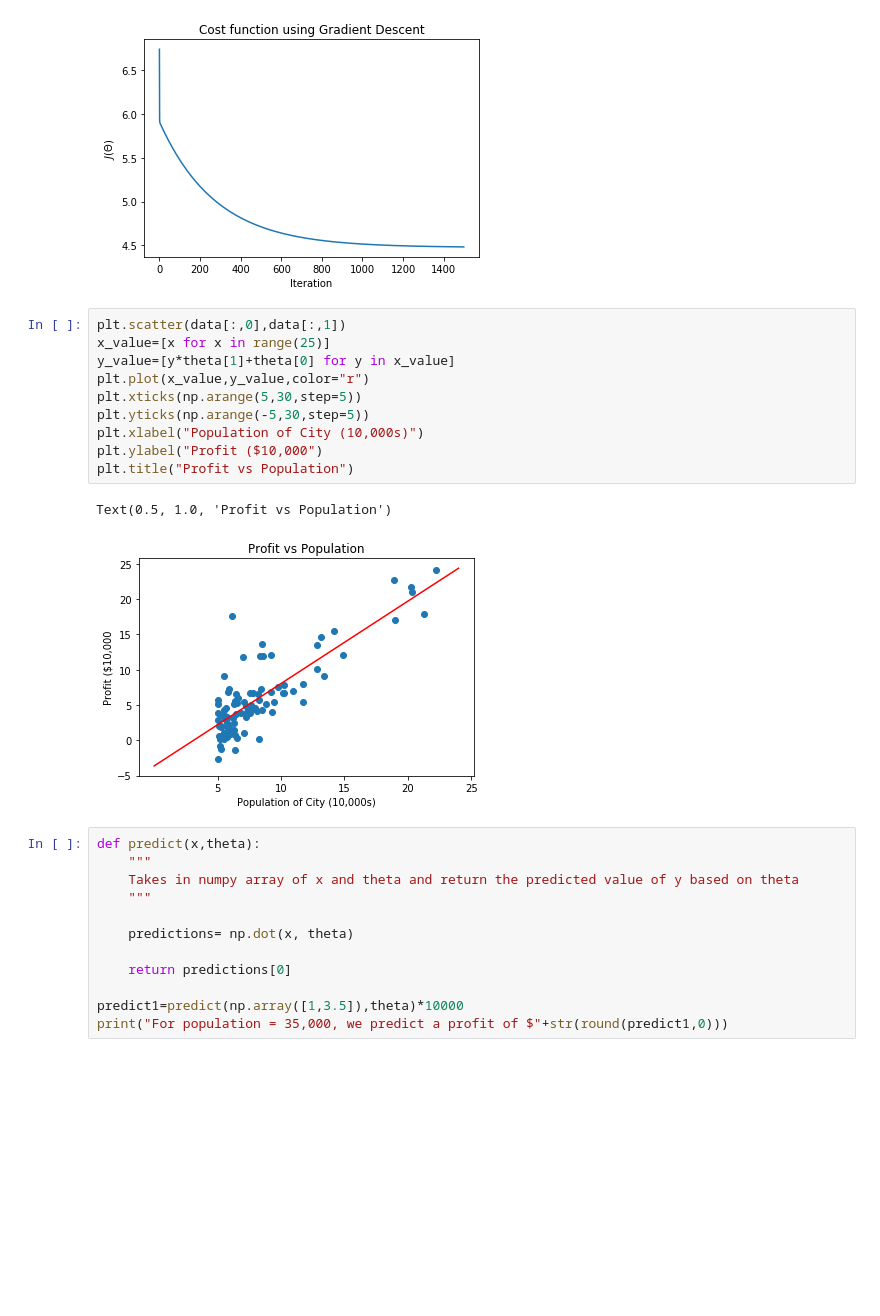
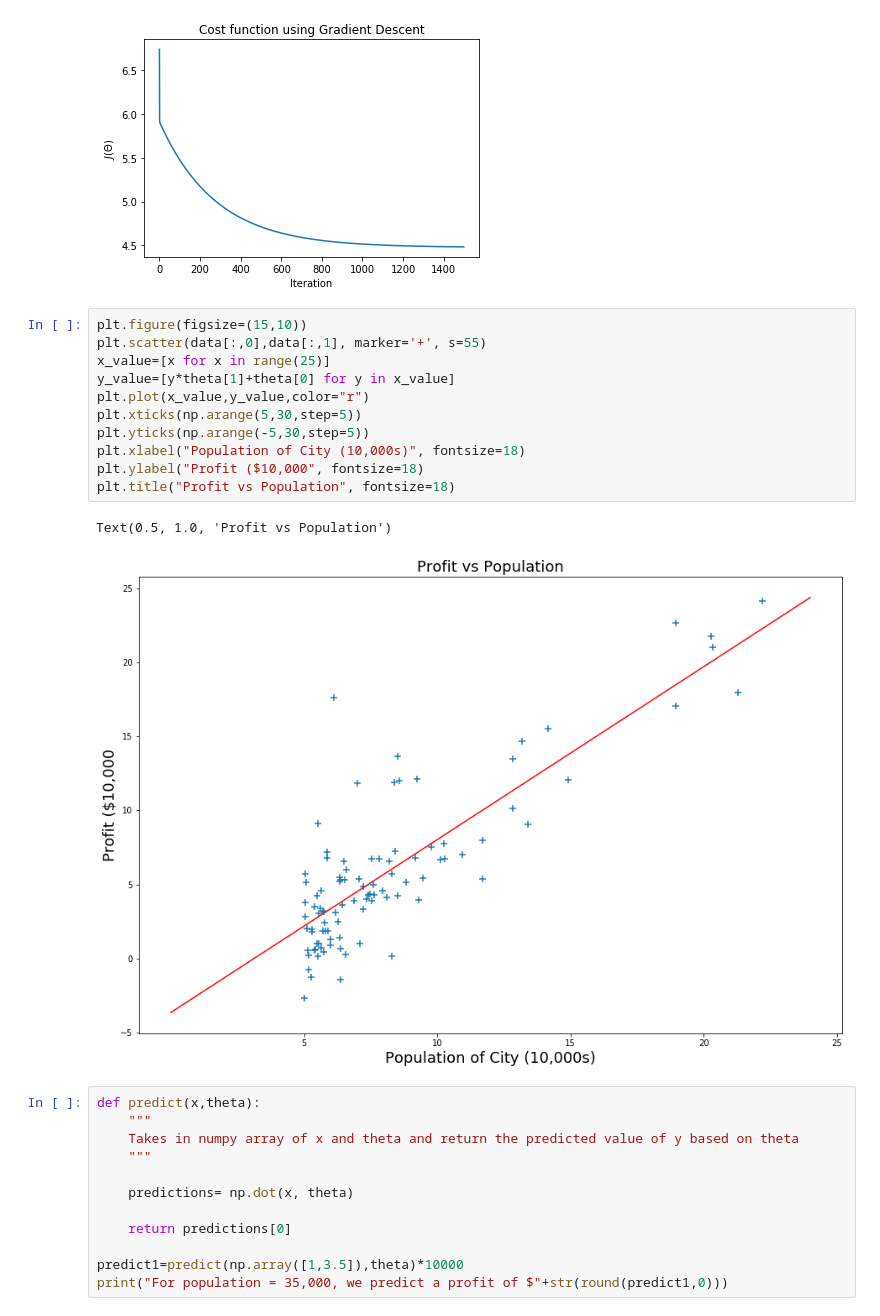
Before and after one commit to mzhoolideh/Intro_To_ML, a Jupyter notebook: hm1.ipynb, the cells around one changed output. Saved outputs shown, nothing was run; the diff lists cells and outputs as text; blank space fills up the shorter version.

Commit message:
Additional changes on plots

```diff
--- a/hm1.ipynb
+++ b/hm1.ipynb
@@ -119,18 +119,19 @@ plt.title("Cost function using Gradient Descent")
 Text(0.5, 1.0, 'Cost function using Gradient Descent')
 [figure]
 # %%
-plt.scatter(data[:,0],data[:,1])
+plt.figure(figsize=(15,10))
+plt.scatter(data[:,0],data[:,1], marker='+', s=55)
 x_value=[x for x in range(25)]
 y_value=[y*theta[1]+theta[0] for y in x_value]
 plt.plot(x_value,y_value,color="r")
 plt.xticks(np.arange(5,30,step=5))
 plt.yticks(np.arange(-5,30,step=5))
-plt.xlabel("Population of City (10,000s)")
-plt.ylabel("Profit ($10,000")
-plt.title("Profit vs Population")
+plt.xlabel("Population of City (10,000s)", fontsize=18)
+plt.ylabel("Profit ($10,000", fontsize=18)
+plt.title("Profit vs Population", fontsize=18)
 # %% [output]
 Text(0.5, 1.0, 'Profit vs Population')
-[figure, old version]
+[figure, new version]
 # %%
 def predict(x,theta):
     """
```
